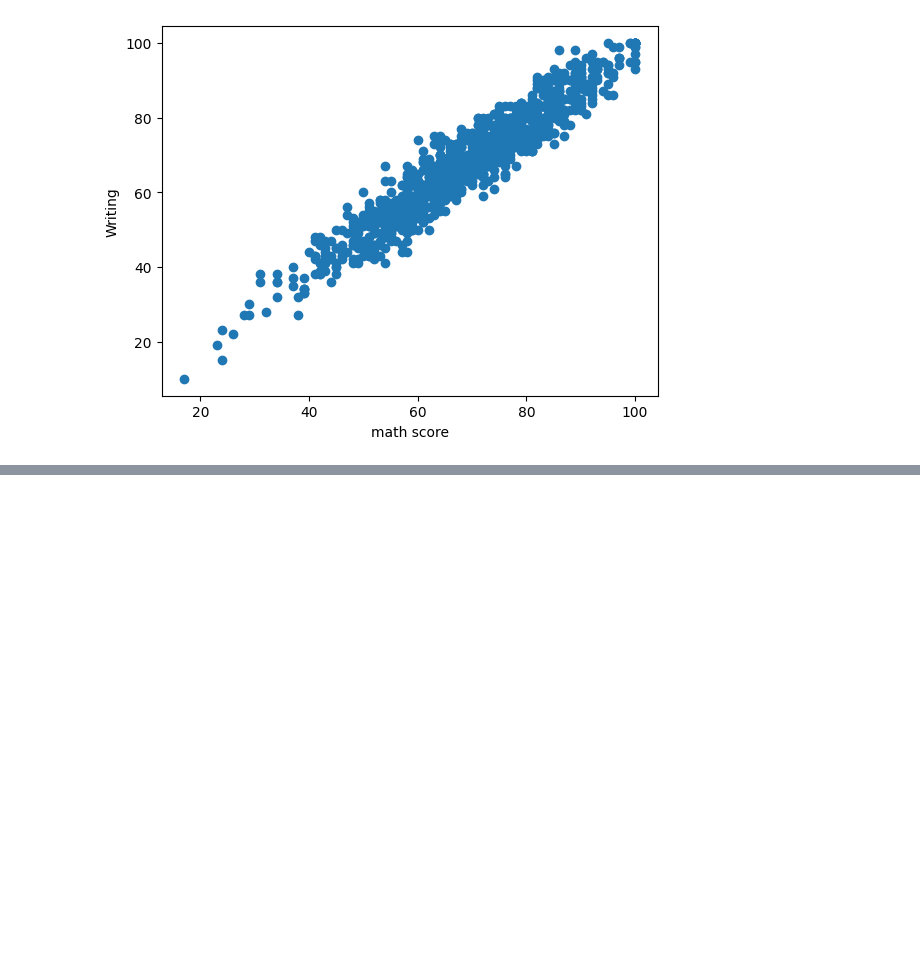
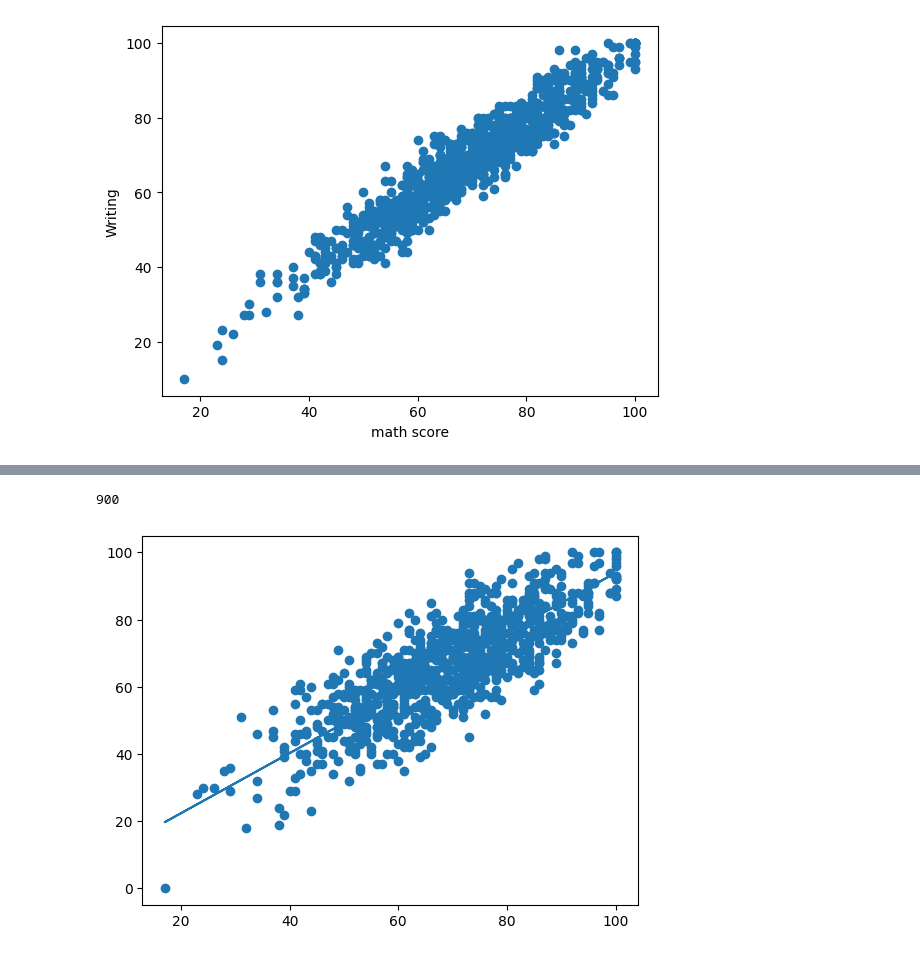
Before and after one commit to gitbhusalhubpramish/student-performance-kaggle, a Jupyter notebook: notebook6efdc2edcc.ipynb, the cells around one changed output, grey strips where cells are left out. Drawn from its saved outputs; the diff is of its cells as text; code cells hidden in the pictures; blank space fills up the shorter version.

Commit message:
Kaggle Notebook | notebook6efdc2edcc | linear regration

```diff
--- a/notebook6efdc2edcc.ipynb
+++ b/notebook6efdc2edcc.ipynb
@@ -181,3 +145,7 @@ plt.ylabel("Writing")
 plt.show()
 # %% [output]
 [figure]
+# %%
+X = df[["reading score"]]
+y = df["math score"]
+X,y
@@ -183,0 +170,23 @@ plt.show()
+# %%
+from sklearn.model_selection import train_test_split
+from sklearn.linear_model import LinearRegression
+
+X_train, X_test, y_train, y_test = train_test_split(
+    X, y, test_size=0.900, random_state=42
+)
+
+model = LinearRegression()
+model.fit(X_train, y_train)
+
+predictions = model.predict(X_test)
+
+predictions
+len(predictions)
+# %% [output]
+900
+# %%
+plt.scatter(X_test, y_test)
+plt.plot(X_test, predictions)
+plt.show()
+# %% [output]
+[figure, added]
```
Also changed, not shown: parts of 3 cells of this notebook.
